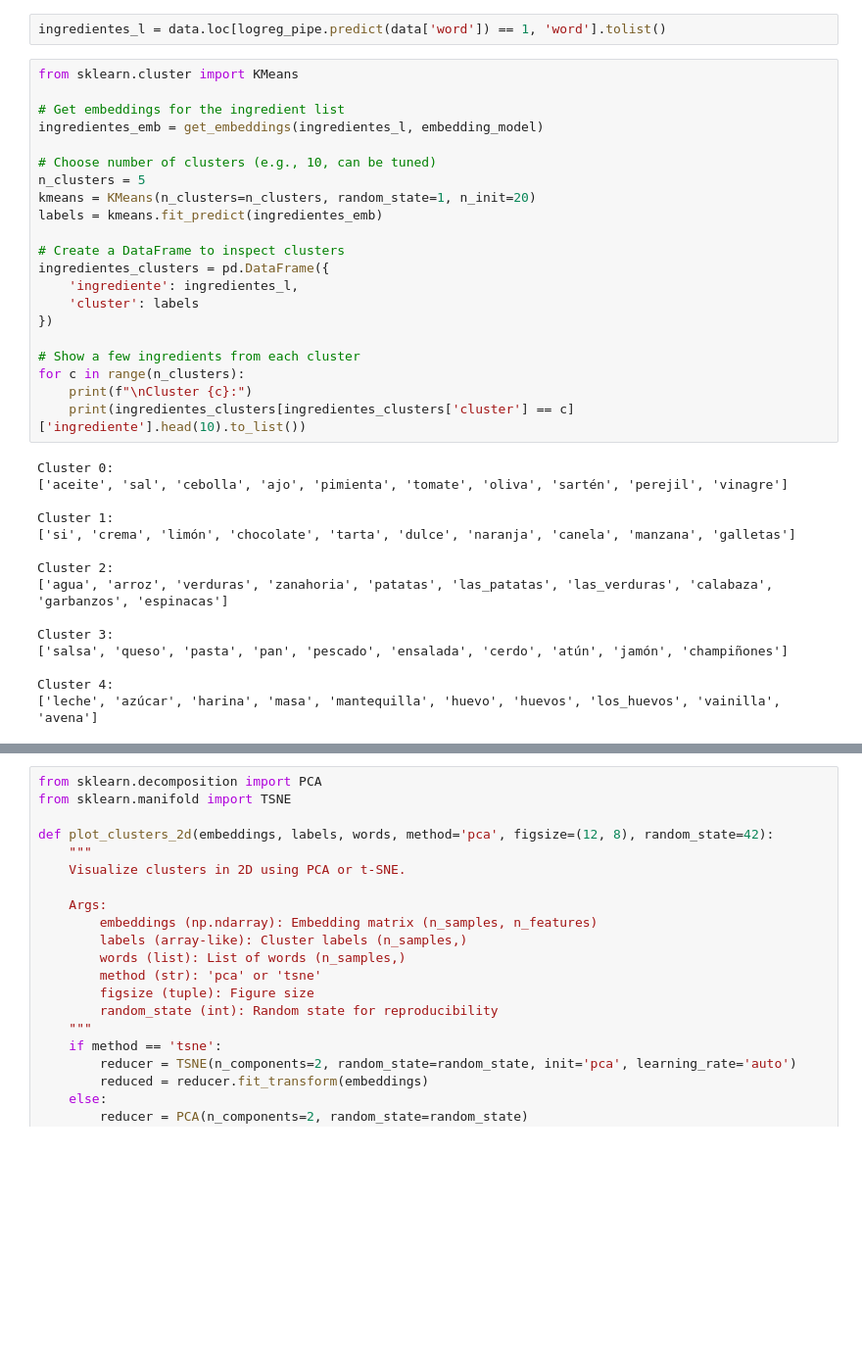
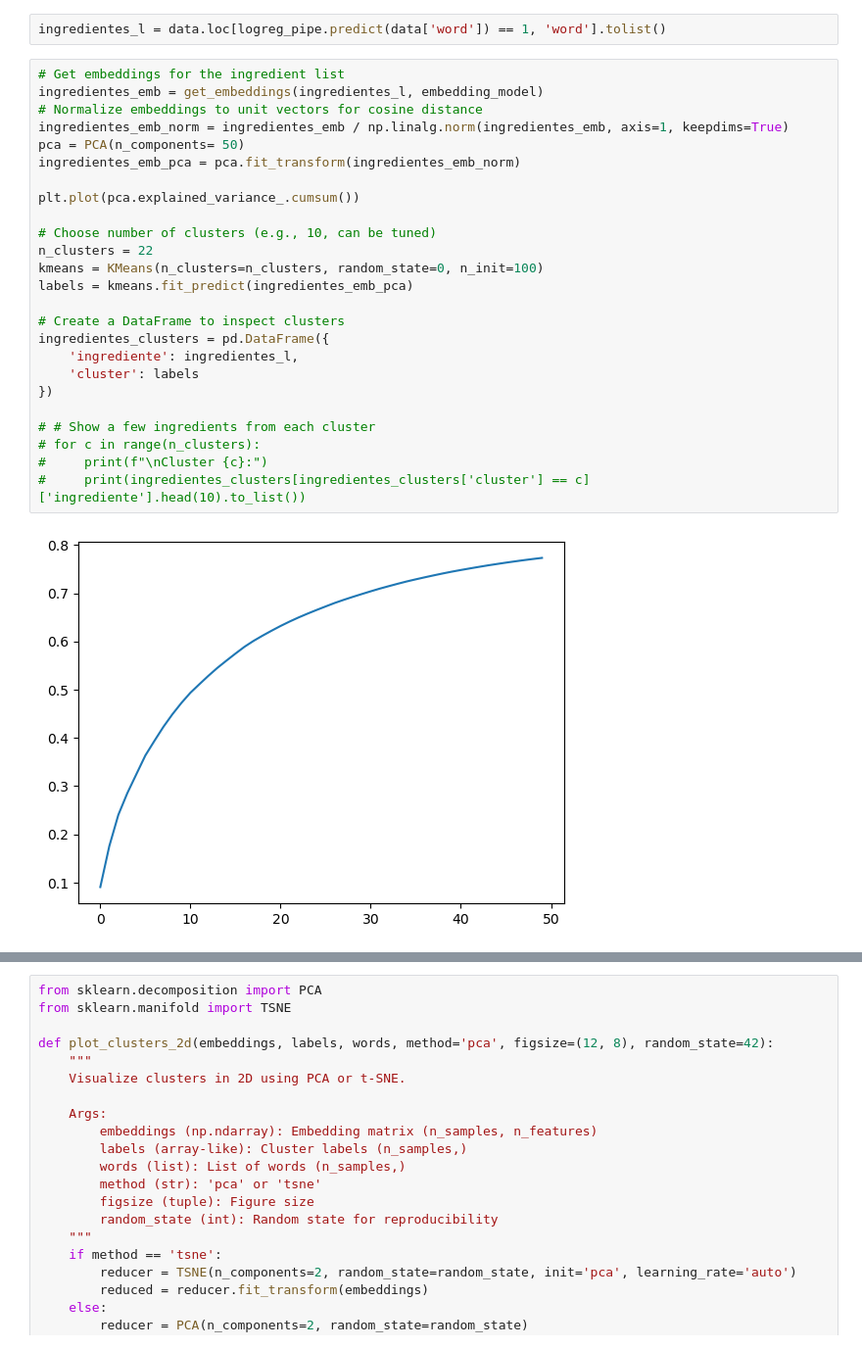
Before and after one commit to garimasc/RecipesInSpanish, a Jupyter notebook: ingredients.ipynb, the cells around one changed output, grey strips where cells are left out. Shown at 98% size. Drawn from its saved outputs; the diff is of its cells as text; blank space fills up the shorter version.

```diff
--- a/ingredients.ipynb
+++ b/ingredients.ipynb
@@ -222,38 +230,29 @@ We will:
 # %%
 ingredientes_l = data.loc[logreg_pipe.predict(data['word']) == 1, 'word'].tolist()
 # %%
-from sklearn.cluster import KMeans
-
 # Get embeddings for the ingredient list
 ingredientes_emb = get_embeddings(ingredientes_l, embedding_model)
+# Normalize embeddings to unit vectors for cosine distance
+ingredientes_emb_norm = ingredientes_emb / np.linalg.norm(ingredientes_emb, axis=1, keepdims=True)
+pca = PCA(n_components= 50)
+ingredientes_emb_pca = pca.fit_transform(ingredientes_emb_norm)
+
+plt.plot(pca.explained_variance_.cumsum())
 
 # Choose number of clusters (e.g., 10, can be tuned)
-n_clusters = 5
-kmeans = KMeans(n_clusters=n_clusters, random_state=1, n_init=20)
-labels = kmeans.fit_predict(ingredientes_emb)
+n_clusters = 22
+kmeans = KMeans(n_clusters=n_clusters, random_state=0, n_init=100)
+labels = kmeans.fit_predict(ingredientes_emb_pca)
 
 # Create a DataFrame to inspect clusters
 ingredientes_clusters = pd.DataFrame({
     'ingrediente': ingredientes_l,
     'cluster': labels
 })
 
-# Show a few ingredients from each cluster
-for c in range(n_clusters):
-    print(f"\nCluster {c}:")
-    print(ingredientes_clusters[ingredientes_clusters['cluster'] == c]['ingrediente'].head(10).to_list())
+# # Show a few ingredients from each cluster
+# for c in range(n_clusters):
+#     print(f"\nCluster {c}:")
+#     print(ingredientes_clusters[ingredientes_clusters['cluster'] == c]['ingrediente'].head(10).to_list())
 # %% [output]
-Cluster 0:
-['aceite', 'sal', 'cebolla', 'ajo', 'pimienta', 'tomate', 'oliva', 'sartén', 'perejil', 'vinagre']
-
-Cluster 1:
-['si', 'crema', 'limón', 'chocolate', 'tarta', 'dulce', 'naranja', 'canela', 'manzana', 'galletas']
-
-Cluster 2:
-['agua', 'arroz', 'verduras', 'zanahoria', 'patatas', 'las_patatas', 'las_verduras', 'calabaza', 'garbanzos', 'espinacas']
-
-Cluster 3:
-['salsa', 'queso', 'pasta', 'pan', 'pescado', 'ensalada', 'cerdo', 'atún', 'jamón', 'champiñones']
-
-Cluster 4:
-['leche', 'azúcar', 'harina', 'masa', 'mantequilla', 'huevo', 'huevos', 'los_huevos', 'vainilla', 'avena']
+[figure, added]
```
Also changed, not shown: parts of 9 cells of this notebook.
